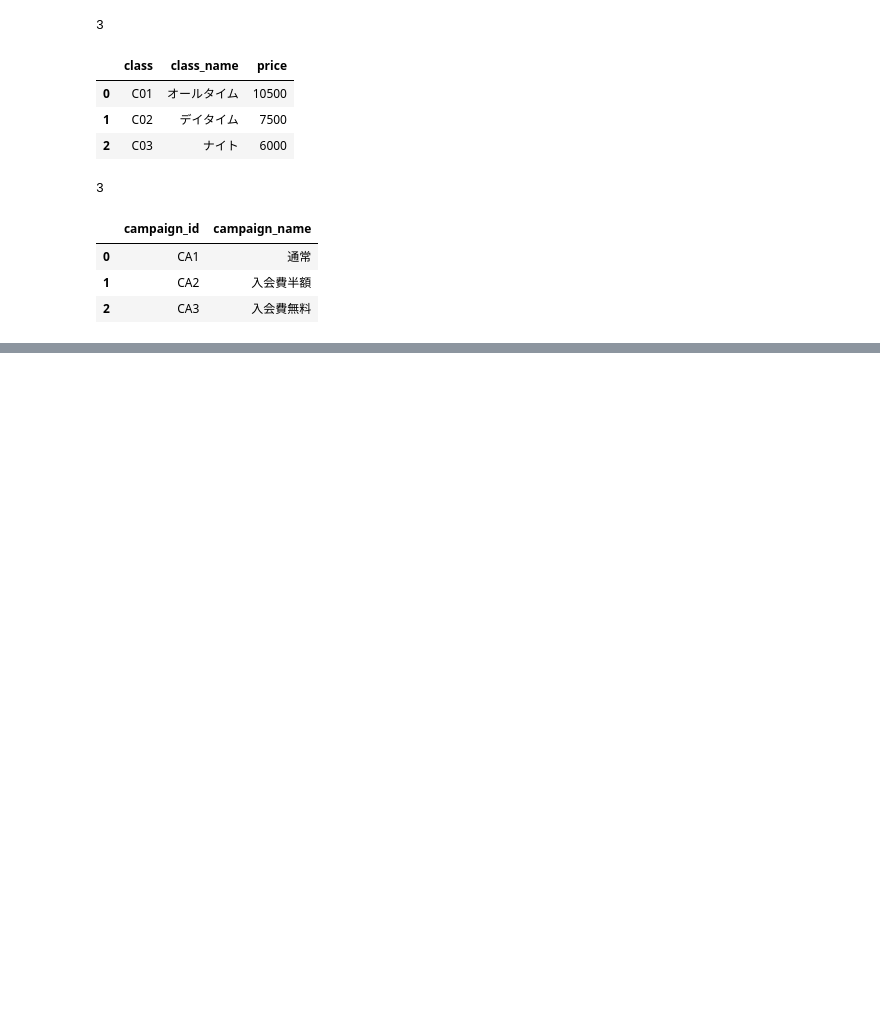
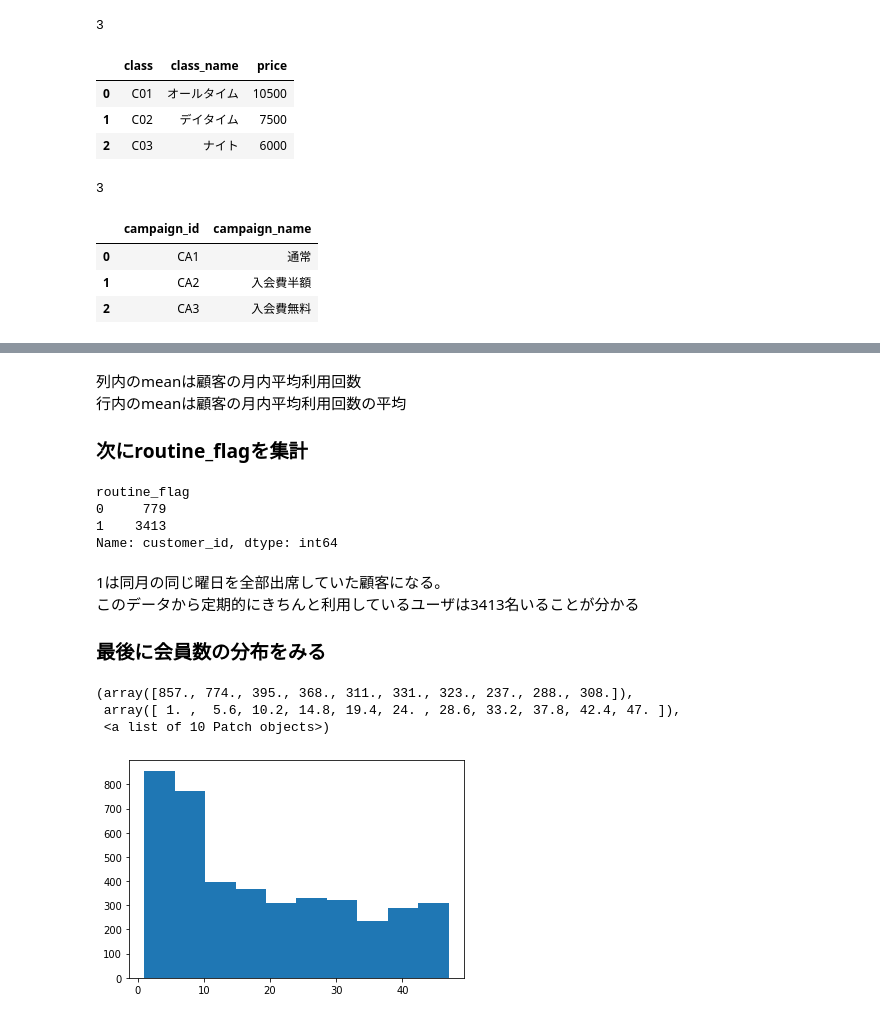
Before and after one commit to KatsuyaSatake/100-knocks-for-python, a Jupyter notebook: chap_03/Chapter3.ipynb, the cells around one changed output, grey strips where cells are left out. Drawn from its saved outputs; the diff is of its cells as text; code cells hidden in the pictures; blank space fills up the shorter version.

```diff
--- a/chap_03/Chapter3.ipynb
+++ b/chap_03/Chapter3.ipynb
@@ -52,0 +362,3 @@ customer_join = pd.merge(customer, class_master, on="class", how="")
+# %%
+uselog_weekday["routine_flag"] = uselog_weekday["routine_flag"].where(uselog_weekday["count"]<4, 1)
+uselog_weekday.head()
@@ -52,0 +375,4 @@ customer_join = pd.merge(customer, class_master, on="class", how="")
+# %%
+customer_join = pd.merge(customer_join, uselog_customer, on="customer_id", how="left")
+customer_join = pd.merge(customer_join, uselog_weekday[["customer_id", "routine_flag"]], on="customer_id", how="left")
+customer_join.head()
@@ -52,0 +412,5 @@ customer_join = pd.merge(customer, class_master, on="class", how="")
+# %%
+from dateutil.relativedelta import relativedelta
+customer_join["calc_date"] = customer_join["end_date"]
+customer_join["calc_date"] = customer_join["calc_date"].fillna(pd.to_datetime("20190430"))
+customer_join.head()
@@ -52,0 +429,6 @@ customer_join = pd.merge(customer, class_master, on="class", how="")
+# %%
+customer_join["membership_period"] = 0
+for i in range(len(customer_join)):
+    delta= relativedelta(customer_join["calc_date"].iloc[i], customer_join["start_date"].iloc[i])
+    customer_join["membership_period"].iloc[i] = delta.years*12 + delta.months
+customer_join.head()
@@ -52,0 +469,24 @@ customer_join = pd.merge(customer, class_master, on="class", how="")
+# %% [markdown]
+列内のmeanは顧客の月内平均利用回数<br>
+行内のmeanは顧客の月内平均利用回数の平均<br>
+### 次にroutine_flagを集計
+# %%
+customer_join.groupby("routine_flag").count()["customer_id"]
+# %% [output]
+routine_flag
+0     779
+1    3413
+Name: customer_id, dtype: int64
+# %% [markdown]
+1は同月の同じ曜日を全部出席していた顧客になる。<br>
+このデータから定期的にきちんと利用しているユーザは3413名いることが分かる<br>
+### 最後に会員数の分布をみる
+# %%
+import matplotlib.pyplot as plt
+%matplotlib inline
+plt.hist(customer_join["membership_period"])
+# %% [output]
+(array([857., 774., 395., 368., 311., 331., 323., 237., 288., 308.]),
+ array([ 1. ,  5.6, 10.2, 14.8, 19.4, 24. , 28.6, 33.2, 37.8, 42.4, 47. ]),
+ <a list of 10 Patch objects>)
+[figure, added]
```
Also changed, not shown: parts of 68 cells of this notebook, 1 other file.
